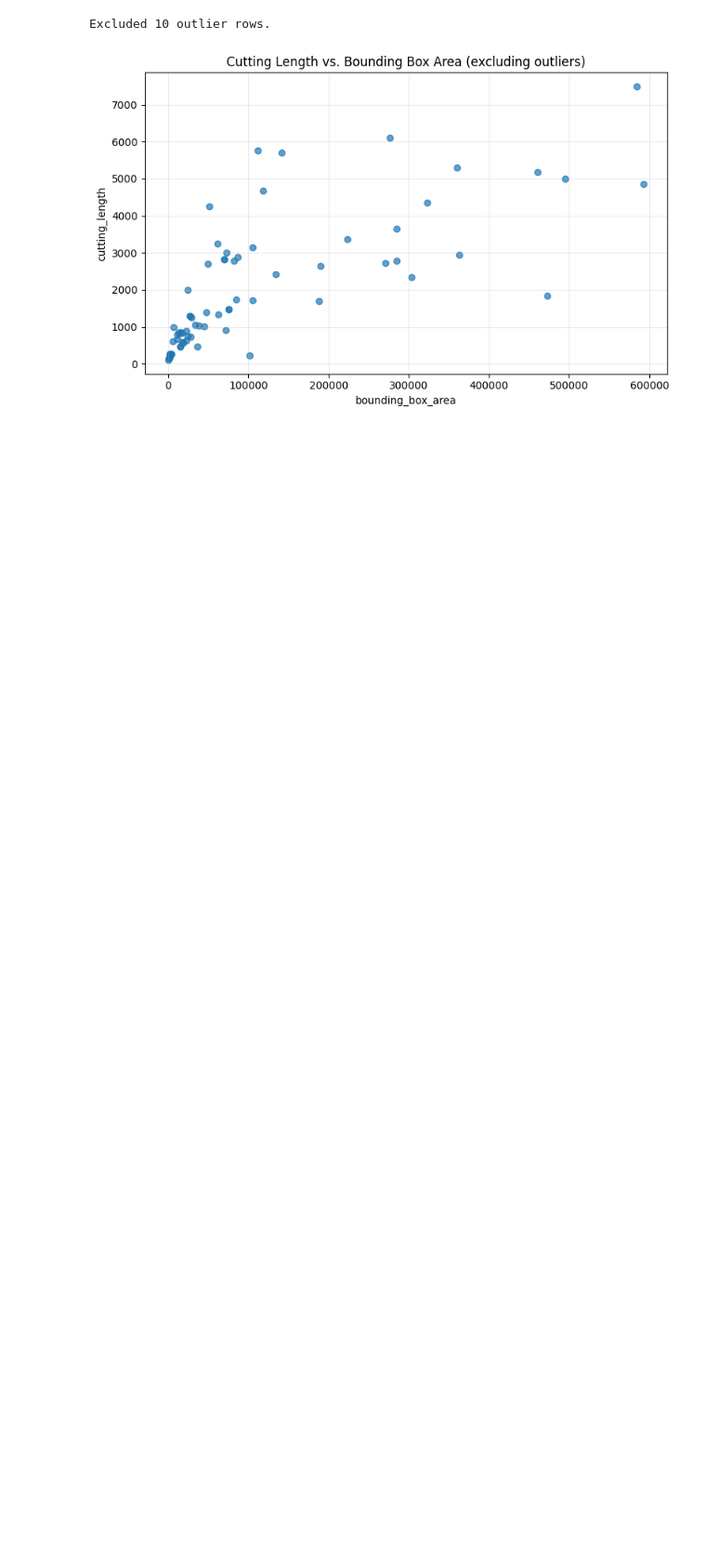
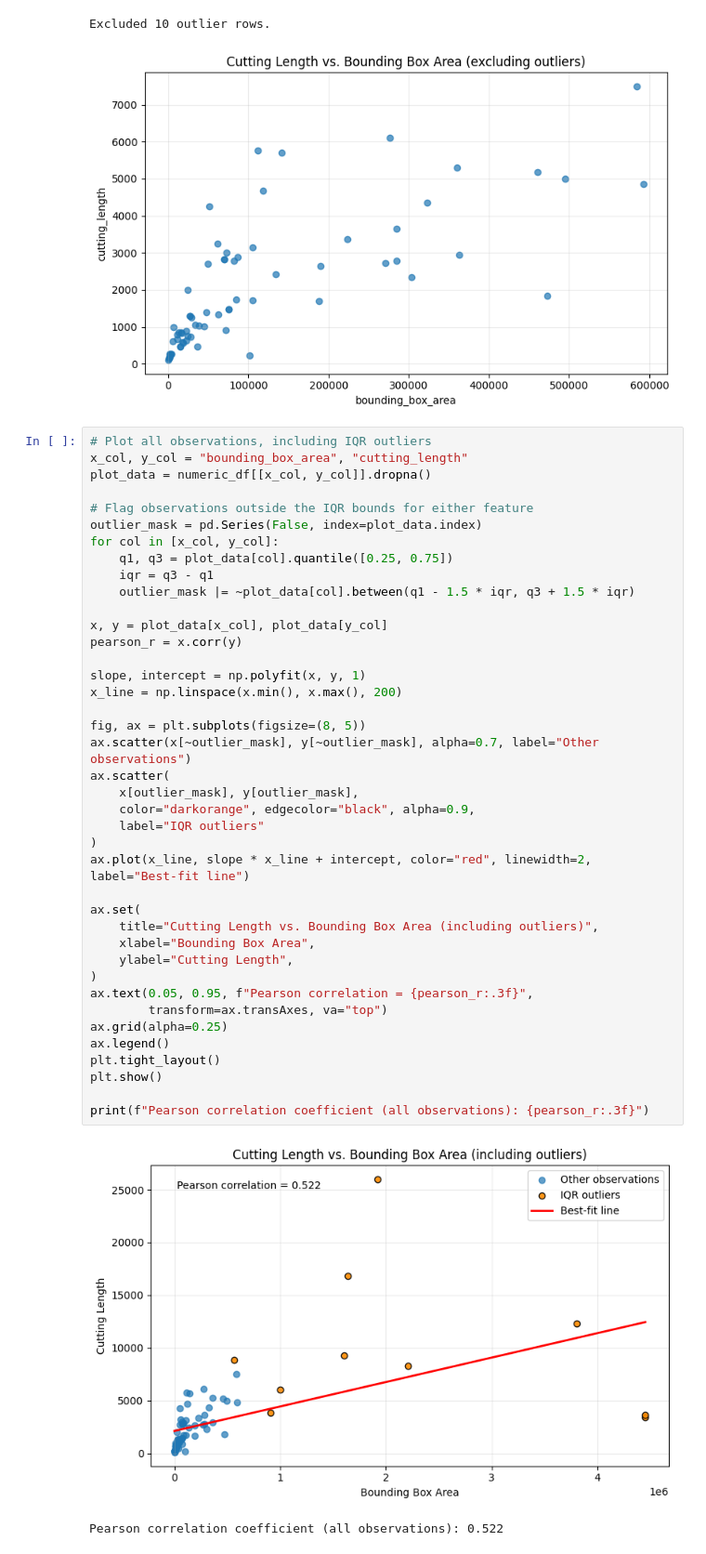
Before and after one commit to stawata/Challange_1_LaserCut-GmbH, a Jupyter notebook: DSF4E_Challenge1-2/LaserCut_EDA_Feature_Exploration.ipynb, the cells around one changed output. Shown at 93% size. Saved outputs shown, nothing was run; the diff lists cells and outputs as text; blank space fills up the shorter version.

```diff
--- a/DSF4E_Challenge1-2/LaserCut_EDA_Feature_Exploration.ipynb
+++ b/DSF4E_Challenge1-2/LaserCut_EDA_Feature_Exploration.ipynb
@@ -435,6 +439,49 @@ plt.show()
 # %% [output]
 Excluded 10 outlier rows.
 [figure]
+# %%
+# Plot all observations, including IQR outliers
+x_col, y_col = "bounding_box_area", "cutting_length"
+plot_data = numeric_df[[x_col, y_col]].dropna()
+
+# Flag observations outside the IQR bounds for either feature
+outlier_mask = pd.Series(False, index=plot_data.index)
+for col in [x_col, y_col]:
+    q1, q3 = plot_data[col].quantile([0.25, 0.75])
+    iqr = q3 - q1
+    outlier_mask |= ~plot_data[col].between(q1 - 1.5 * iqr, q3 + 1.5 * iqr)
+
+x, y = plot_data[x_col], plot_data[y_col]
+pearson_r = x.corr(y)
+
+slope, intercept = np.polyfit(x, y, 1)
+x_line = np.linspace(x.min(), x.max(), 200)
+
+fig, ax = plt.subplots(figsize=(8, 5))
+ax.scatter(x[~outlier_mask], y[~outlier_mask], alpha=0.7, label="Other observations")
+ax.scatter(
+    x[outlier_mask], y[outlier_mask],
+    color="darkorange", edgecolor="black", alpha=0.9,
+    label="IQR outliers"
+)
+ax.plot(x_line, slope * x_line + intercept, color="red", linewidth=2, label="Best-fit line")
+
+ax.set(
+    title="Cutting Length vs. Bounding Box Area (including outliers)",
+    xlabel="Bounding Box Area",
+    ylabel="Cutting Length",
+)
+ax.text(0.05, 0.95, f"Pearson correlation = {pearson_r:.3f}",
+        transform=ax.transAxes, va="top")
+ax.grid(alpha=0.25)
+ax.legend()
+plt.tight_layout()
+plt.show()
+
+print(f"Pearson correlation coefficient (all observations): {pearson_r:.3f}")
+# %% [output]
+[figure, added]
+Pearson correlation coefficient (all observations): 0.522
 # %%
 # Use the inlier data prepared in the previous cell
 fit_data = scatter_df.loc[inliers]
```
Also changed, not shown: parts of 26 cells of this notebook.
